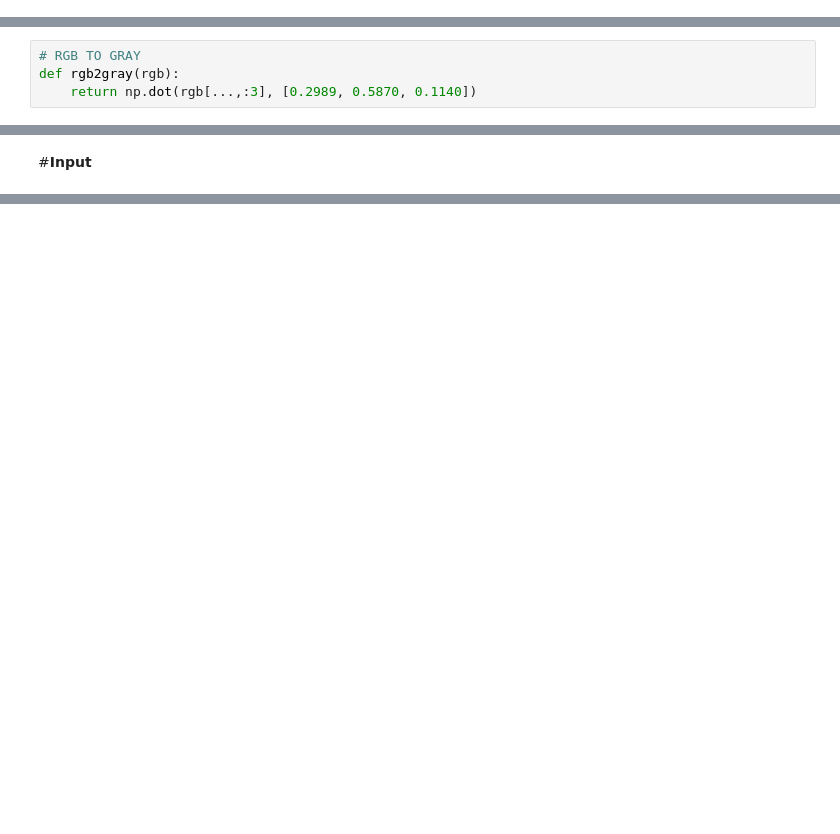
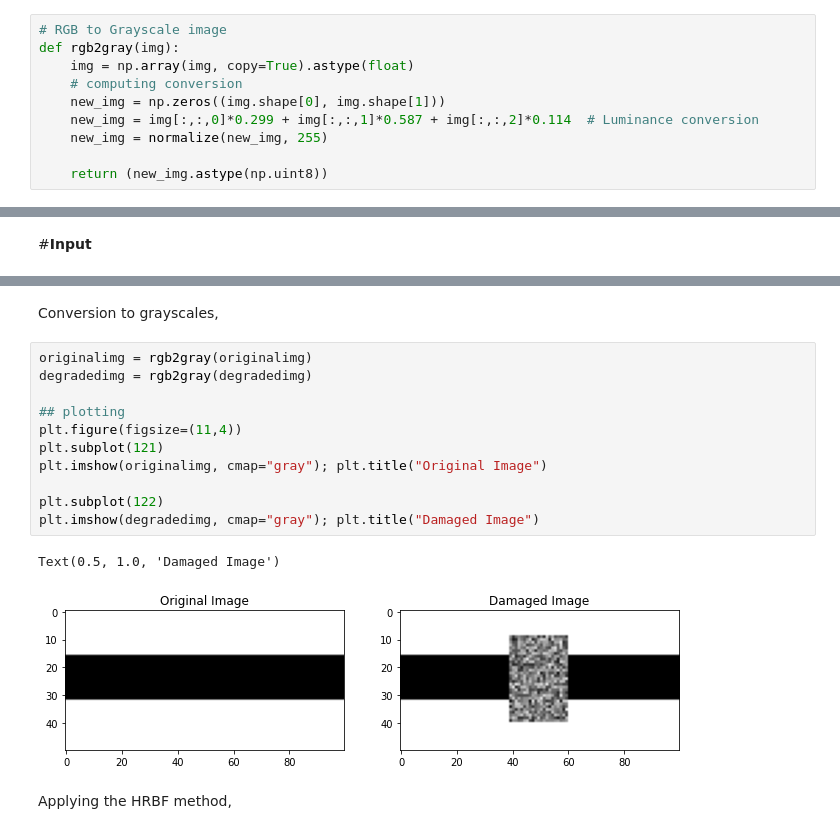
Before and after one commit to gmontroni/Final-Project---Image-Processing, a Jupyter notebook: FinalProject_GuilhermeMontroni.ipynb, the cells around one changed output, grey strips where cells are left out. Saved outputs shown, nothing was run; the diff lists cells and outputs as text; blank space fills up the shorter version.

```diff
--- a/FinalProject_GuilhermeMontroni.ipynb
+++ b/FinalProject_GuilhermeMontroni.ipynb
@@ -42,3 +28,13 @@ def rhs_function(img, mask):
+# %%
+# RGB to Grayscale image
+def rgb2gray(img):
+    img = np.array(img, copy=True).astype(float)
+    # computing conversion
+    new_img = np.zeros((img.shape[0], img.shape[1]))
+    new_img = img[:,:,0]*0.299 + img[:,:,1]*0.587 + img[:,:,2]*0.114  # Luminance conversion
+    new_img = normalize(new_img, 255)
+
+    return (new_img.astype(np.uint8))
 # %%
 # GRID
 def grid(mask):
@@ -54,7 +50,3 @@ def grid(mask):
   idx = np.flip(np.array([X.flatten(), Y.flatten()]).T,1).reshape(M,N,2)    # index of image
 
   return (idx)
-# %%
-# RGB TO GRAY
-def rgb2gray(rgb):
-    return np.dot(rgb[...,:3], [0.2989, 0.5870, 0.1140])
@@ -197,0 +191,18 @@ plt.imshow(img, cmap="gray"); plt.title("Result Image")
+# %% [markdown]
+Conversion to grayscales,
+# %%
+originalimg = rgb2gray(originalimg)
+degradedimg = rgb2gray(degradedimg)
+
+## plotting
+plt.figure(figsize=(11,4))
+plt.subplot(121)
+plt.imshow(originalimg, cmap="gray"); plt.title("Original Image")
+
+plt.subplot(122)
+plt.imshow(degradedimg, cmap="gray"); plt.title("Damaged Image")
+# %% [output]
+Text(0.5, 1.0, 'Damaged Image')
+[figure, added]
+# %% [markdown]
+Applying the HRBF method,
```
Also changed, not shown: parts of 47 cells of this notebook.
